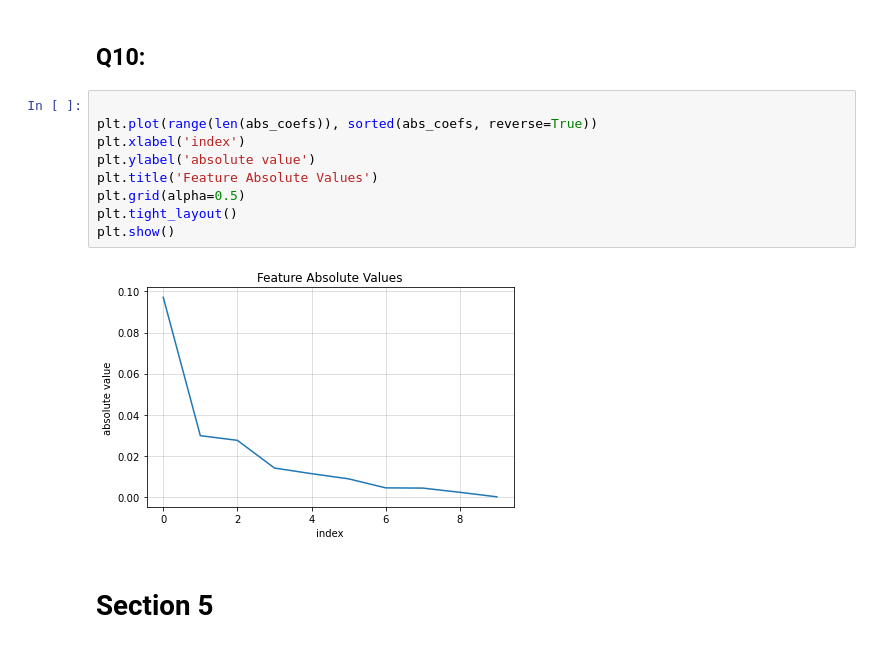
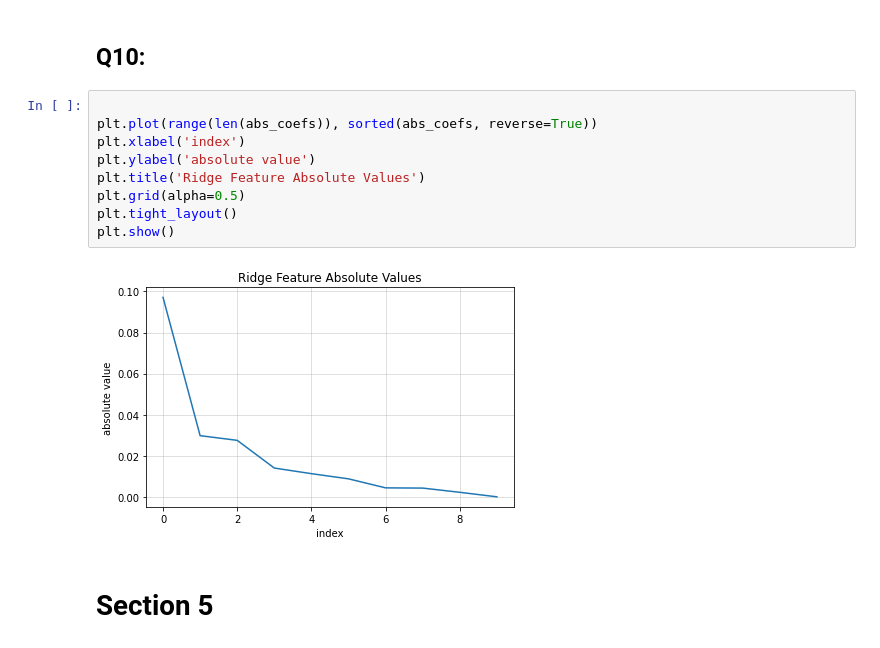
Before and after one commit to danielscohen/ml_hw3, a Jupyter notebook: 313575599-308160647.ipynb, the cells around one changed output. Cells and saved outputs as stored; diff of their text form.

```diff
--- a/313575599-308160647.ipynb
+++ b/313575599-308160647.ipynb
@@ -415,14 +415,14 @@ print(five_max_coefs_vals)
 # %%
 
 plt.plot(range(len(abs_coefs)), sorted(abs_coefs, reverse=True))
 plt.xlabel('index')
 plt.ylabel('absolute value')
-plt.title('Feature Absolute Values')
+plt.title('Ridge Feature Absolute Values')
 plt.grid(alpha=0.5)
 plt.tight_layout()
 plt.show()
 # %% [output]
-[figure, old version]
+[figure, new version]
 # %% [markdown]
 # Section 5
 # %% [markdown]
```
Also changed, not shown: parts of 6 cells of this notebook.
